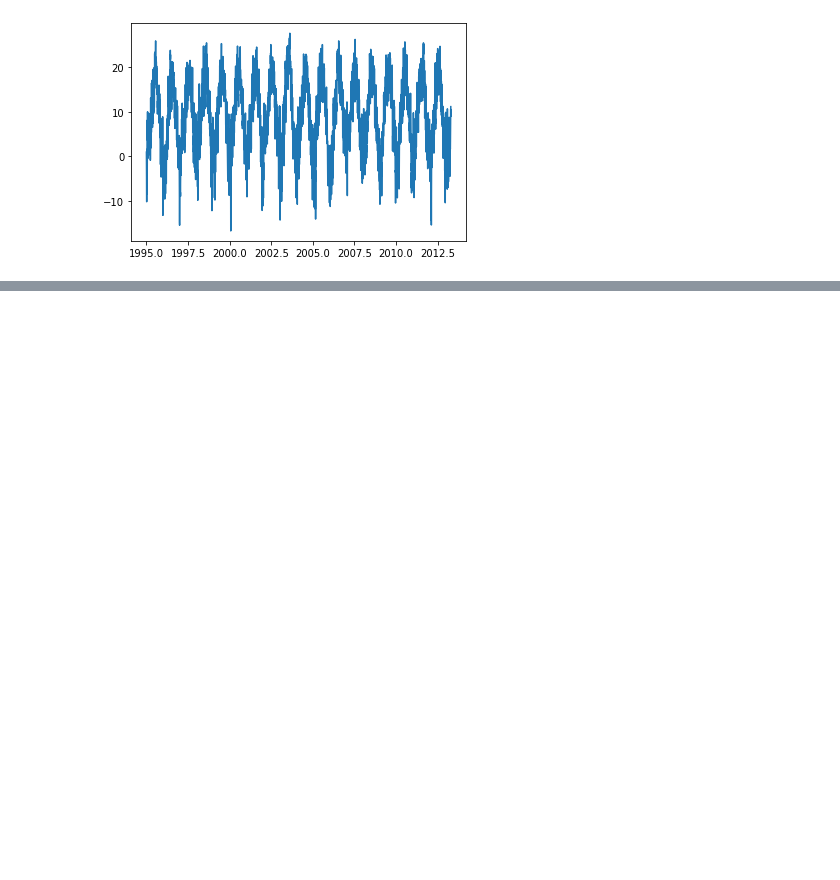
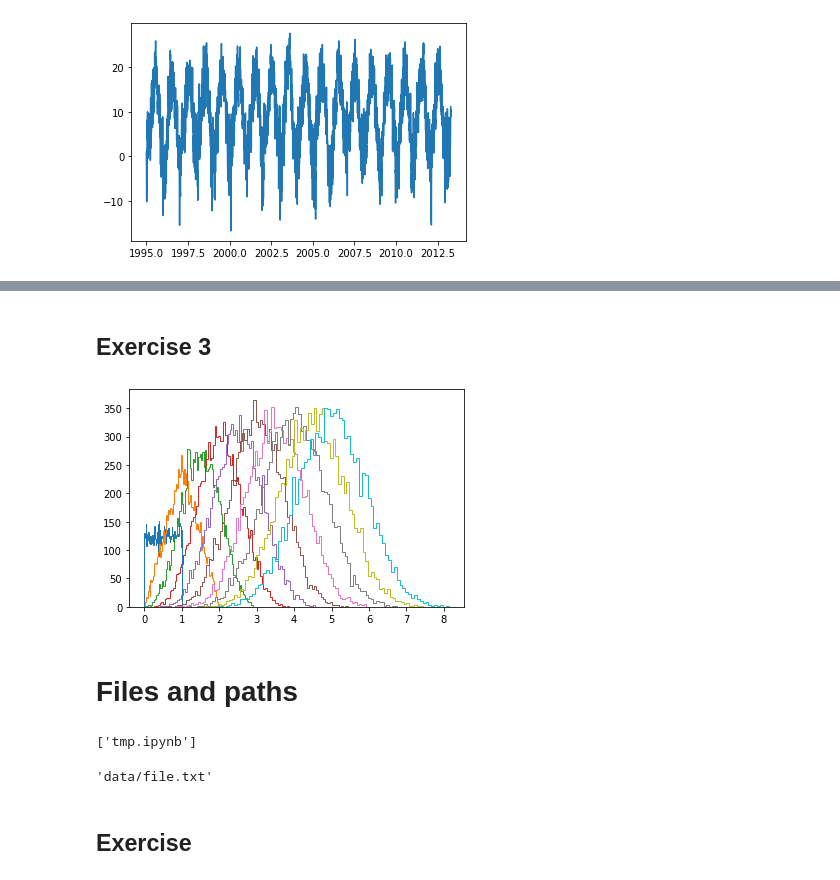
Before and after one commit to thanagno/Python-exercises, a Jupyter notebook: tmp.ipynb, the cells around one changed output, grey strips where cells are left out. Cells and saved outputs as stored; diff of their text form; code cells hidden in the pictures; blank space fills up the shorter version.

```diff
--- a/tmp.ipynb
+++ b/tmp.ipynb
@@ -823,0 +904,28 @@ plt.plot(dn,xn)
+# %% [markdown]
+Exercise 3
+----
+# %%
+total = np.zeros(10000)
+for i in range(10):
+    v = np.random.uniform(0, 1, 10000)
+    total+=v
+    a=plt.hist(total,bins=80,histtype='step')
+total/=10
+# %% [output]
+[figure, added]
+# %% [markdown]
+Files and paths
+==
+# %%
+import glob
+glob.glob('*.ipynb')
+# %% [output]
+['tmp.ipynb']
+# %%
+import os
+os.path.join('data','file.txt')
+# %% [output]
+'data/file.txt'
+# %% [markdown]
+Exercise
+---
```
Also changed, not shown: parts of 128 cells of this notebook.
